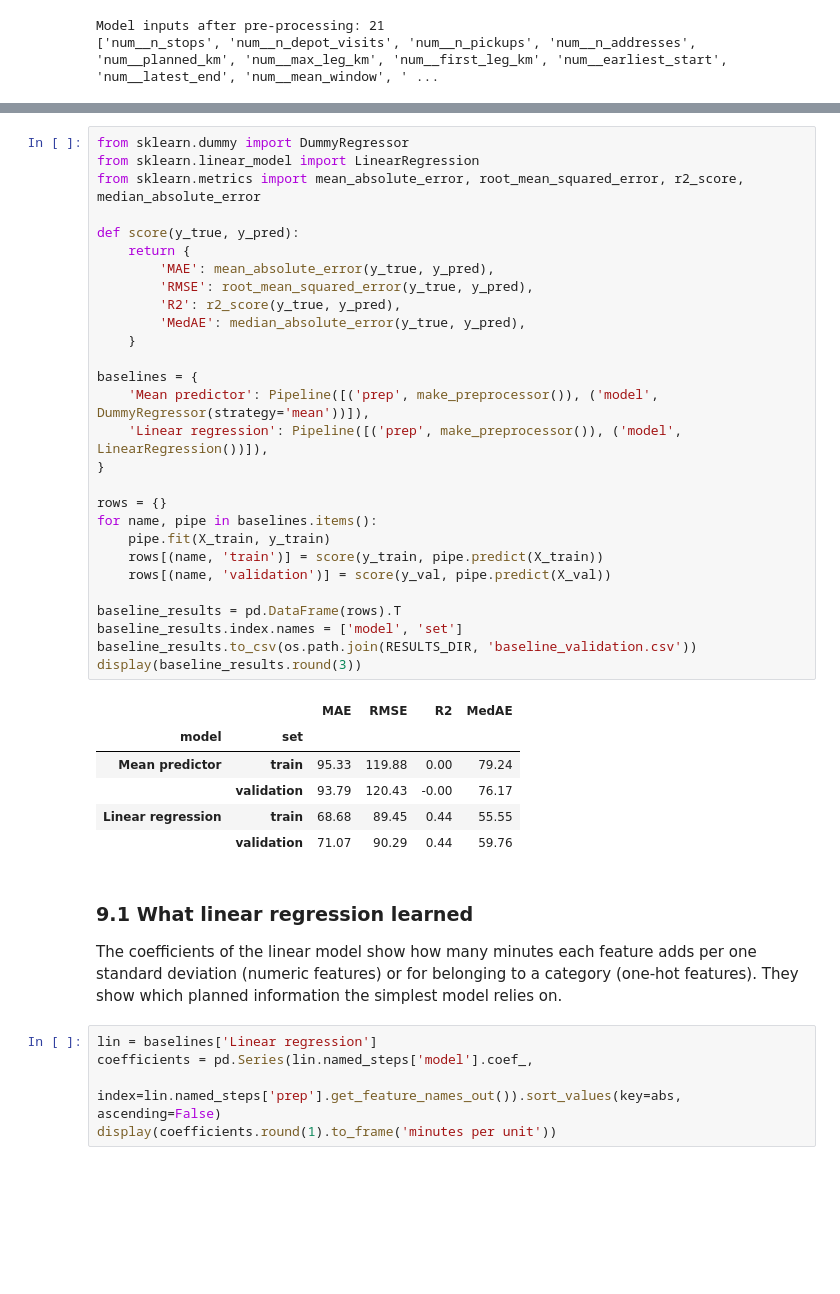
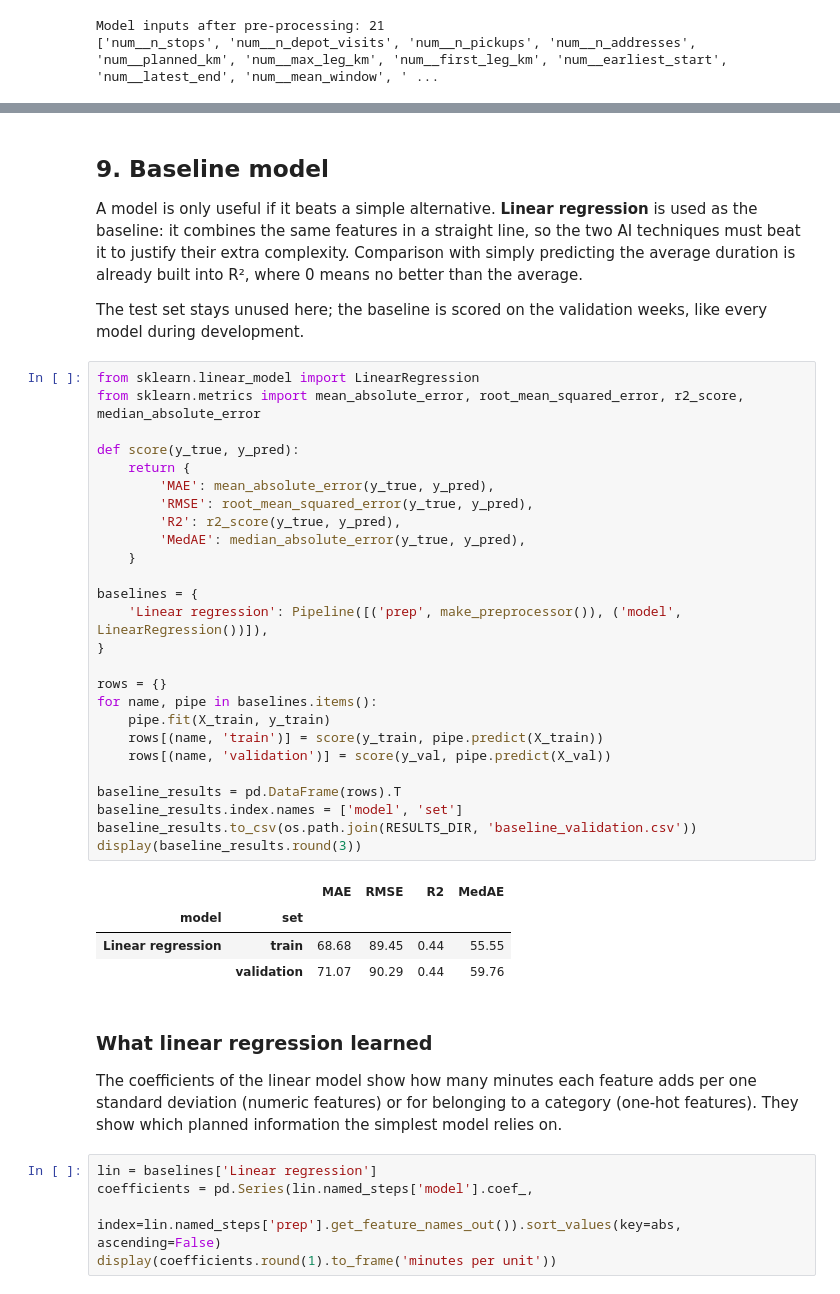
Before and after one commit to brucenguyen0302-code/last-mile-route-duration, a Jupyter notebook: notebooks/AT1_II_route_duration.ipynb, the cells around one changed output, grey strips where cells are left out. Saved outputs shown, nothing was run; the diff lists cells and outputs as text; blank space fills up the shorter version.

```diff
--- a/notebooks/AT1_II_route_duration.ipynb
+++ b/notebooks/AT1_II_route_duration.ipynb
@@ -696,40 +654,46 @@ development. All models are scored on the test weeks together in Section 11.
+# %% [markdown]
+## 9. Baseline model
+
+A model is only useful if it beats a simple alternative. **Linear regression** is used as the baseline: it
+combines the same features in a straight line, so the two AI techniques must beat it to justify their extra
+complexity. Comparison with simply predicting the average duration is already built into R², where 0 means no
+better than the average.
+
+The test set stays unused here; the baseline is scored on the validation weeks, like every model during
+development.
 # %%
-from sklearn.dummy import DummyRegressor
 from sklearn.linear_model import LinearRegression
 from sklearn.metrics import mean_absolute_error, root_mean_squared_error, r2_score, median_absolute_error
 
 def score(y_true, y_pred):
     return {
         'MAE': mean_absolute_error(y_true, y_pred),
         'RMSE': root_mean_squared_error(y_true, y_pred),
         'R2': r2_score(y_true, y_pred),
         'MedAE': median_absolute_error(y_true, y_pred),
     }
 
 baselines = {
-    'Mean predictor': Pipeline([('prep', make_preprocessor()), ('model', DummyRegressor(strategy='mean'))]),
     'Linear regression': Pipeline([('prep', make_preprocessor()), ('model', LinearRegression())]),
 }
 
 rows = {}
 for name, pipe in baselines.items():
     pipe.fit(X_train, y_train)
     rows[(name, 'train')] = score(y_train, pipe.predict(X_train))
     rows[(name, 'validation')] = score(y_val, pipe.predict(X_val))
 
 baseline_results = pd.DataFrame(rows).T
 baseline_results.index.names = ['model', 'set']
 baseline_results.to_csv(os.path.join(RESULTS_DIR, 'baseline_validation.csv'))
 display(baseline_results.round(3))
 # %% [output]
 |  |  | MAE | RMSE | R2 | MedAE |
 | model | set |  |  |  |  |
-| Mean predictor | train | 95.33 | 119.88 | 0.00 | 79.24 |
-|  | validation | 93.79 | 120.43 | -0.00 | 76.17 |
 | Linear regression | train | 68.68 | 89.45 | 0.44 | 55.55 |
 |  | validation | 71.07 | 90.29 | 0.44 | 59.76 |
 # %% [markdown]
-### 9.1 What linear regression learned
+### What linear regression learned
 
 The coefficients of the linear model show how many minutes each feature adds per one standard deviation
 (numeric features) or for belonging to a category (one-hot features). They show which planned information the
```
Also changed, not shown: parts of 22 cells of this notebook.
